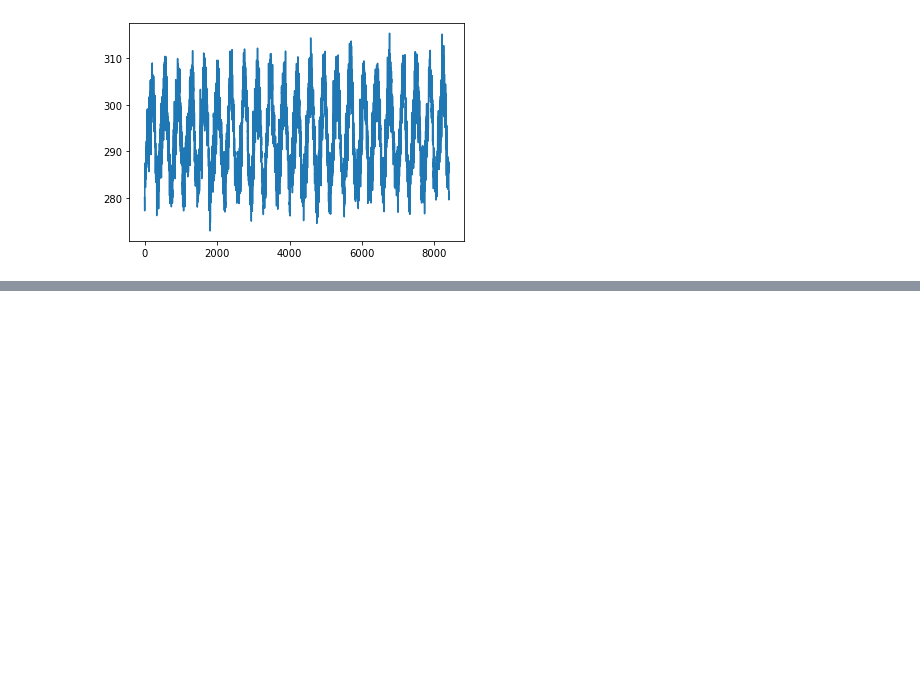
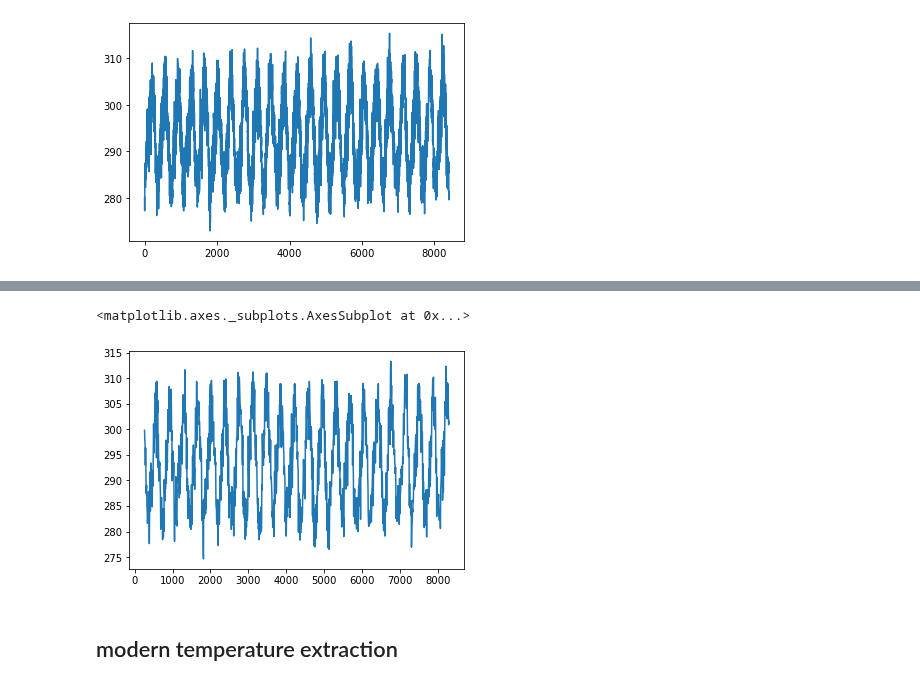
Before and after one commit to tamjazad/ml-covid19, a Jupyter notebook: temperature_extraction.ipynb, the cells around one changed output, grey strips where cells are left out. Cells and saved outputs as stored; diff of their text form; code cells hidden in the pictures; blank space fills up the shorter version.

```diff
--- a/temperature_extraction.ipynb
+++ b/temperature_extraction.ipynb
@@ -99 +110,10 @@ region_history_timeline_weekly
 1148 rows × 5 columns
+# %%
+region_temperature_data = region_history_timeline_weekly["Temperature"]
+# %%
+region_temperature_data.plot()
+# %% [output]
+<matplotlib.axes._subplots.AxesSubplot at 0x...>
+[figure, added]
+# %% [markdown]
+## modern temperature extraction
```
Also changed, not shown: parts of 8 cells of this notebook.
